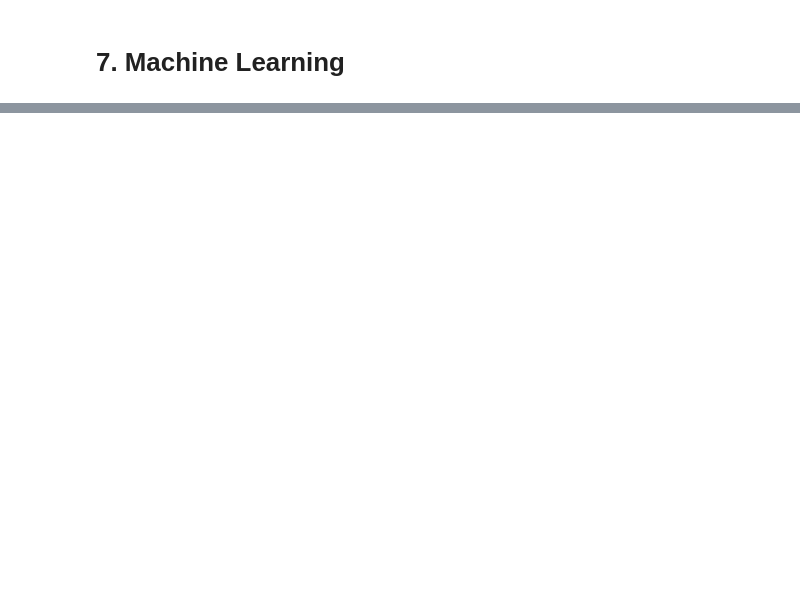
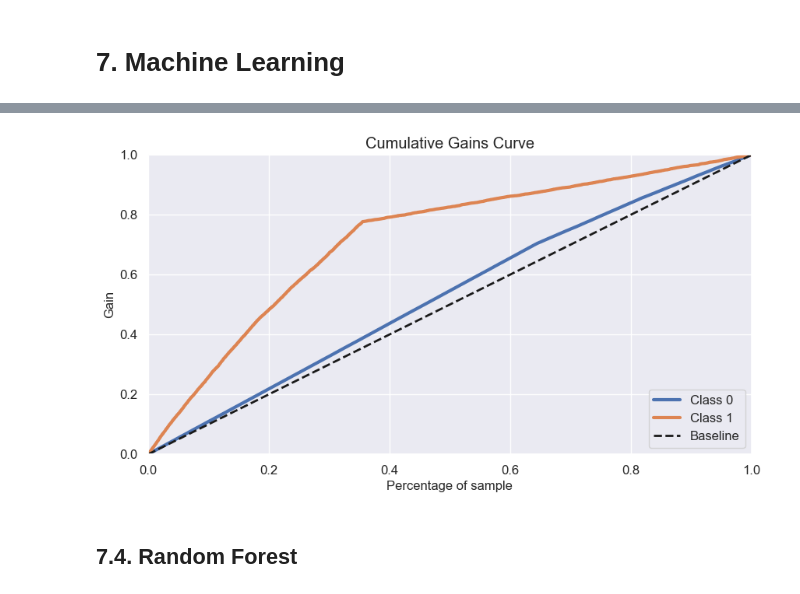
Before and after one commit to m4theus4ndr4de/classification-health-insurance-cross-sell, a Jupyter notebook: notebooks/model-development.ipynb, the cells around one changed output, grey strips where cells are left out. Cells and saved outputs as stored; diff of their text form; code cells hidden in the pictures; blank space fills up the shorter version.

```diff
--- a/notebooks/model-development.ipynb
+++ b/notebooks/model-development.ipynb
@@ -528,0 +600,7 @@ plt.show()
+# %%
+# Accumulative Gain
+skplt.metrics.plot_cumulative_gain(y_val, yhat_knn);
+# %% [output]
+[figure, added]
+# %% [markdown]
+## 7.4. Random Forest
```
Also changed, not shown: parts of 16 cells of this notebook.
